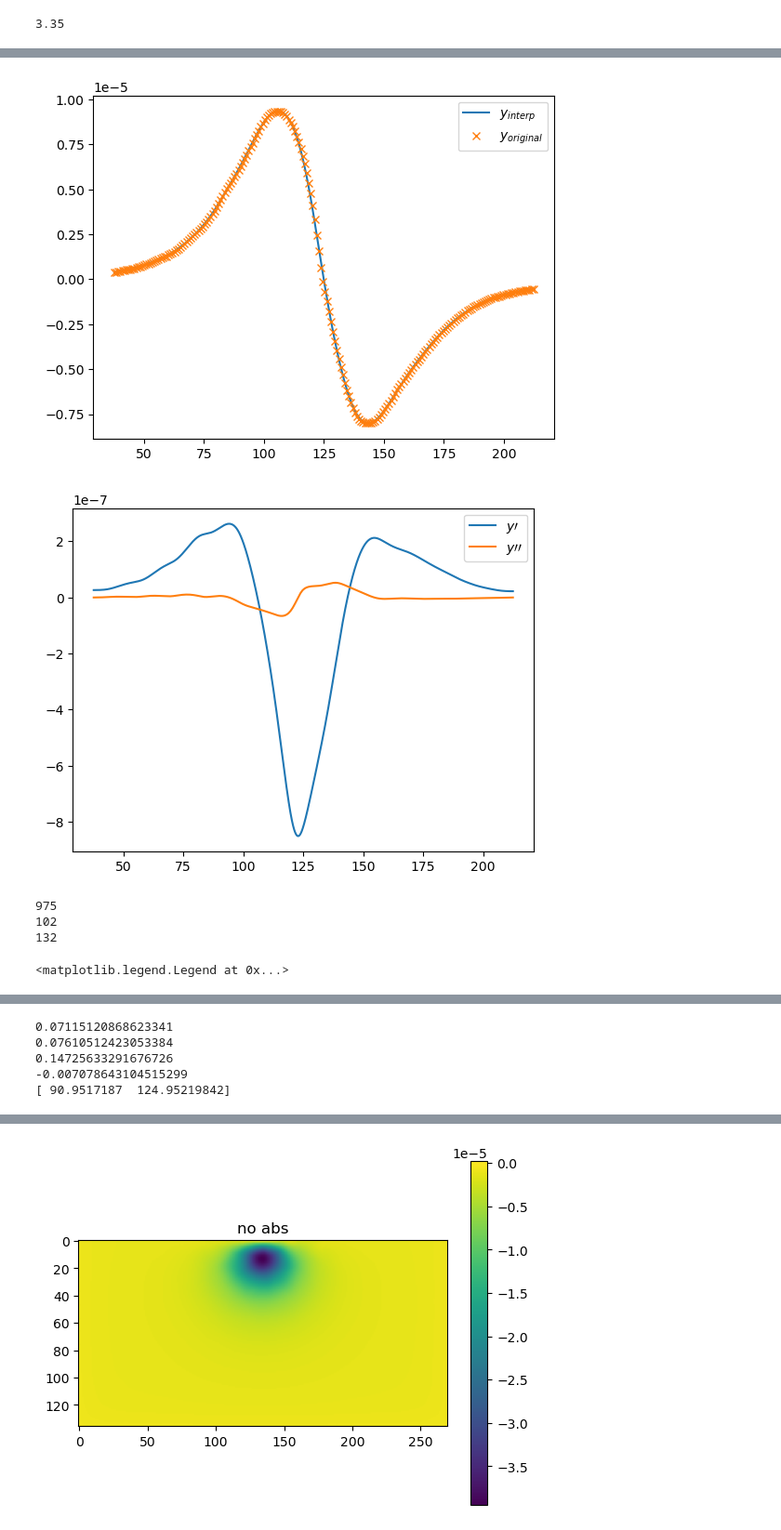
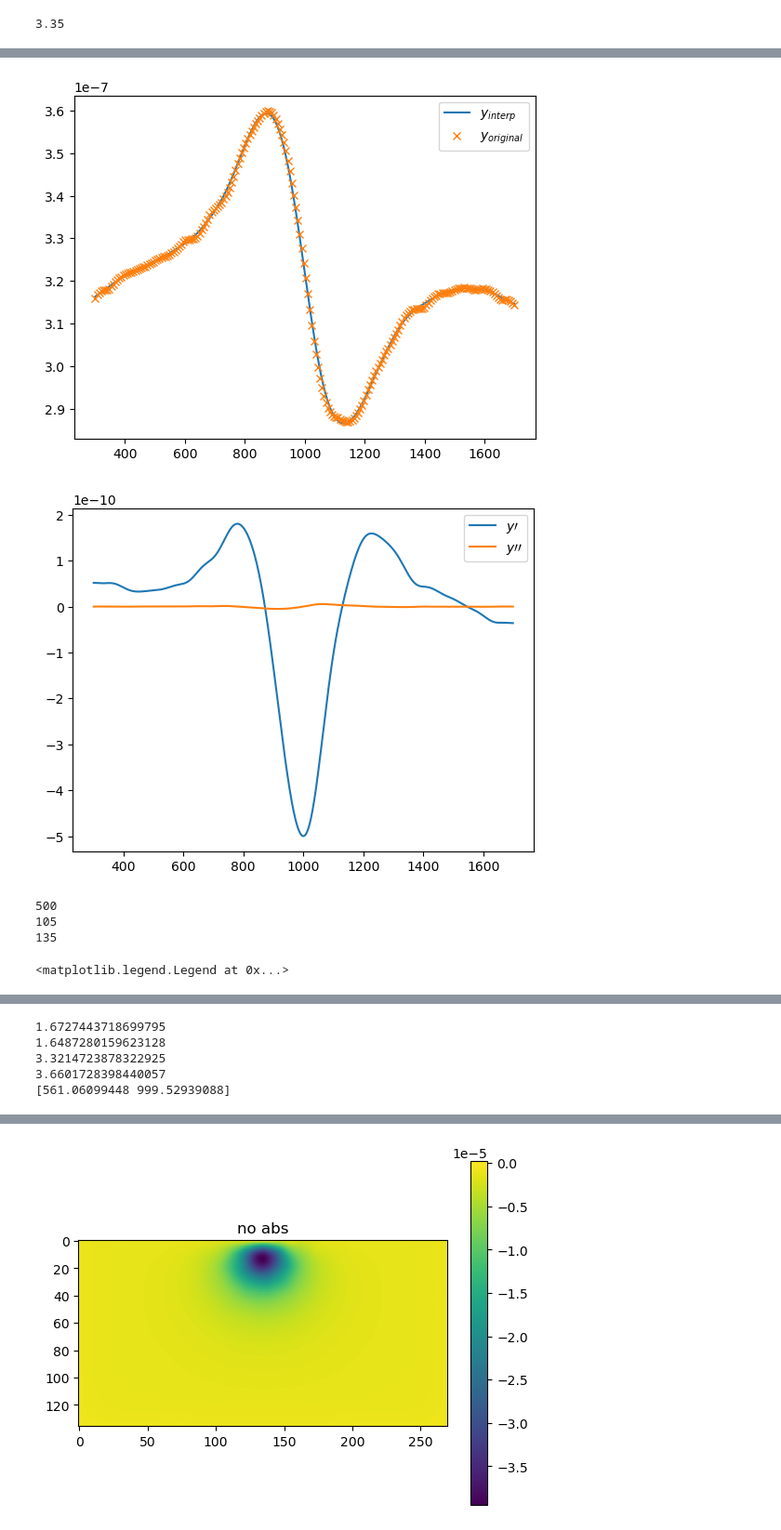
Before and after one commit to bastistoeck/Projektarbeit-1, a Jupyter notebook: class_testing.ipynb, the cells around one changed output, grey strips where cells are left out. Shown at 93% size. Saved outputs shown, nothing was run; the diff lists cells and outputs as text; code cells hidden in the pictures.

```diff
--- a/class_testing.ipynb
+++ b/class_testing.ipynb
@@ -75,9 +75,9 @@ print(blg_grapheneheight)
 # %% [output]
 3.35
 # %%
-vac_box_width = 250
-height_bottom = 2 * nm #blg_grapheneheight * 2.5
-height_top = 2 * nm #blg_grapheneheight * 2.5
+vac_box_width = 200 * nm
+height_bottom = 15 * nm
+height_top = 15 * nm
 dipole_moment_debye = 40
 
 sphere_radius = 3 # 3
@@ -89,8 +89,8 @@ dipole_position = 0.02 * vac_box_width # basically 0
 dipole_d = 3 * benzen_diameter
 
 #back_gate = 0.004081632653061218 # sus
-back_gate = 0.000501253132832058
-max_h = vac_box_width/15 #vac_box_width/10
+back_gate = -0.01
+max_h = vac_box_width/20 #vac_box_width/10
 
 fem_n = 300
 epsilon_z = 1e-4
@@ -241,8 +222,8 @@ x = np.linspace(0, x_max, fem_n)
 x = x[larger_cut_index:fem_n - larger_cut_index]
 
 
-spline = interpolate.make_smoothing_spline(x, y_cut, lam=100)
-x_new = np.linspace(x[0], x[-1], 2000)
+spline = interpolate.make_smoothing_spline(x, y_cut, lam=100000)
+x_new = np.linspace(x[0], x[-1], 1000)
 
 y_interp = spline(x_new)
 y_prime = spline(x_new, nu=1)
@@ -261,36 +242,36 @@ plt.legend()
 plt.show()
 
 
 max_index = np.argmax(y_double_prime)
 min_index = np.argmin(y_double_prime)
 
 if max_index < min_index:
     sep_index = max_index + np.argmin(abs(y_double_prime[max_index:min_index]))
 elif min_index < max_index:
     sep_index = min_index + np.argmin(abs(y_double_prime[min_index:max_index]))
 print(sep_index)
 #print(x_new[np.argmin(y_prime)])
 #print(x_new[sep_index])
 # bring sep_index back to original fem_n
 sep_index = np.argmin(abs(x - x_new[sep_index]))
 print(sep_index)
 sep_index_final = larger_cut_index - cut_index + sep_index
 print(sep_index_final)
 
 # split charge array
 top_charge = induced_charge[:sep_index_final, :]
 bot_charge = induced_charge[sep_index_final:, :]
 
 
 plt.plot(y_cut)
 plt.vlines(sep_index, np.min(y_cut), np.max(y_cut), color='r', label='separation')
 #plt.hlines(mean, 0, len(y_cut), color='g', label='mean')
 plt.title(f'$y_{{cut}}$ of $\\rho(\\vec{{r}})$ for back gate $V_{{back\\;gate}}={back_gate} \\; V$')
 plt.legend()
 # %% [output]
-[figure, old version]
+[figure, new version]
-[figure, old version]
+[figure, new version]
-975
-102
-132
+500
+105
+135
 <matplotlib.legend.Legend at 0x...>
@@ -343,11 +324,11 @@ p = p_bot + p_top
 #print(np.linalg.norm(p)/(vac_box_width * vac_box_width))
 print(center_of_charge_top)
 # %% [output]
-0.07115120868623341
-0.07610512423053384
-0.14725633291676726
--0.007078643104515299
-[ 90.9517187  124.95219842]
+1.6727443718699795
+1.6487280159623128
+3.3214723878322925
+3.6601728398440057
+[561.06099448 999.52939088]
 # %%
 # distance between centers of charges
 d_vec = center_of_charge_top - center_of_charge_bot
```
Also changed, not shown: parts of 16 cells of this notebook.
